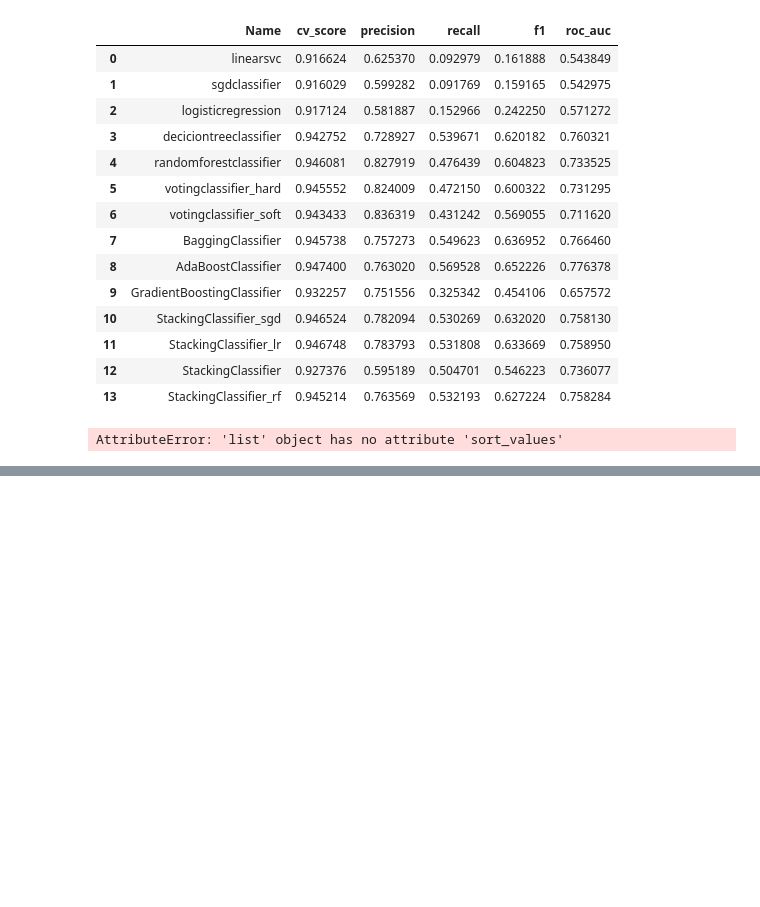
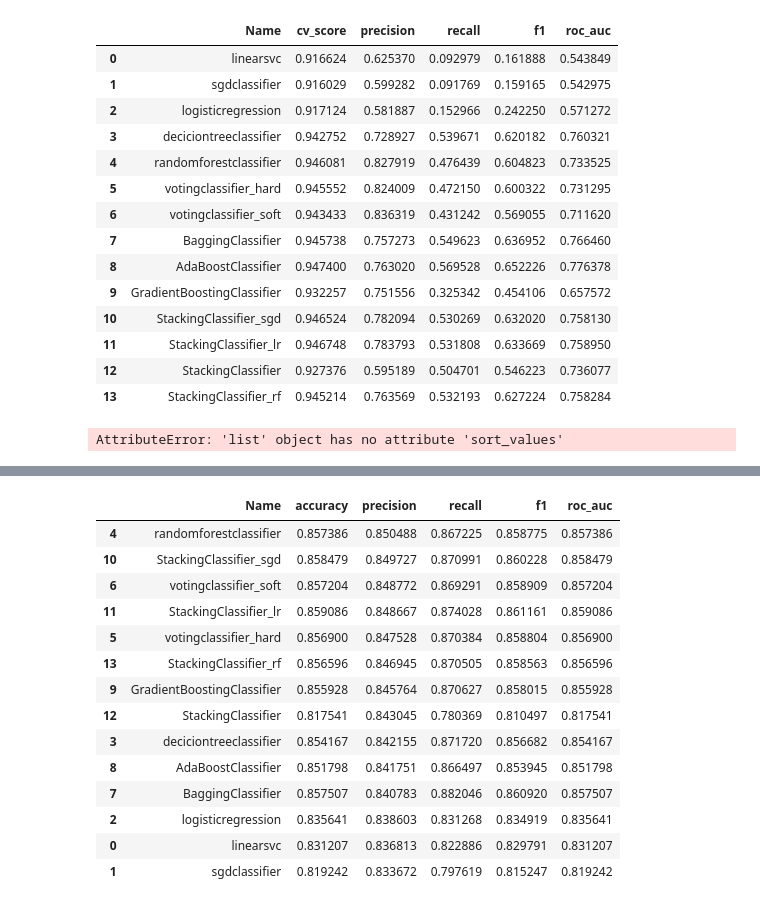
Before and after one commit to Floris-Buyse-FB/Data-Engineering-Project-2, a Jupyter notebook: scripts/AA_REC_SYSTEM_SUPERVISED.ipynb, the cells around one changed output, grey strips where cells are left out. Cells and saved outputs as stored; diff of their text form; code cells hidden in the pictures; blank space fills up the shorter version.

Commit message:
Nieuw model getrained voor epic 3

```diff
--- a/scripts/AA_REC_SYSTEM_SUPERVISED.ipynb
+++ b/scripts/AA_REC_SYSTEM_SUPERVISED.ipynb
@@ -730,3 +736,21 @@ model_comparison_test
+# %%
+model_comparison_test.sort_values(by="precision", ascending=False)
+# %% [output]
+|  | Name | accuracy | precision | recall | f1 | roc_auc |
+| 4 | randomforestclassifier | 0.857386 | 0.850488 | 0.867225 | 0.858775 | 0.857386 |
+| 10 | StackingClassifier_sgd | 0.858479 | 0.849727 | 0.870991 | 0.860228 | 0.858479 |
+| 6 | votingclassifier_soft | 0.857204 | 0.848772 | 0.869291 | 0.858909 | 0.857204 |
+| 11 | StackingClassifier_lr | 0.859086 | 0.848667 | 0.874028 | 0.861161 | 0.859086 |
+| 5 | votingclassifier_hard | 0.856900 | 0.847528 | 0.870384 | 0.858804 | 0.856900 |
+| 13 | StackingClassifier_rf | 0.856596 | 0.846945 | 0.870505 | 0.858563 | 0.856596 |
+| 9 | GradientBoostingClassifier | 0.855928 | 0.845764 | 0.870627 | 0.858015 | 0.855928 |
+| 12 | StackingClassifier | 0.817541 | 0.843045 | 0.780369 | 0.810497 | 0.817541 |
+| 3 | deciciontreeclassifier | 0.854167 | 0.842155 | 0.871720 | 0.856682 | 0.854167 |
+| 8 | AdaBoostClassifier | 0.851798 | 0.841751 | 0.866497 | 0.853945 | 0.851798 |
+| 7 | BaggingClassifier | 0.857507 | 0.840783 | 0.882046 | 0.860920 | 0.857507 |
+| 2 | logisticregression | 0.835641 | 0.838603 | 0.831268 | 0.834919 | 0.835641 |
+| 0 | linearsvc | 0.831207 | 0.836813 | 0.822886 | 0.829791 | 0.831207 |
+| 1 | sgdclassifier | 0.819242 | 0.833672 | 0.797619 | 0.815247 | 0.819242 |
 # %%
 import pickle as pkl
 
```
Also changed, not shown: parts of 26 cells of this notebook, 4 other files.
